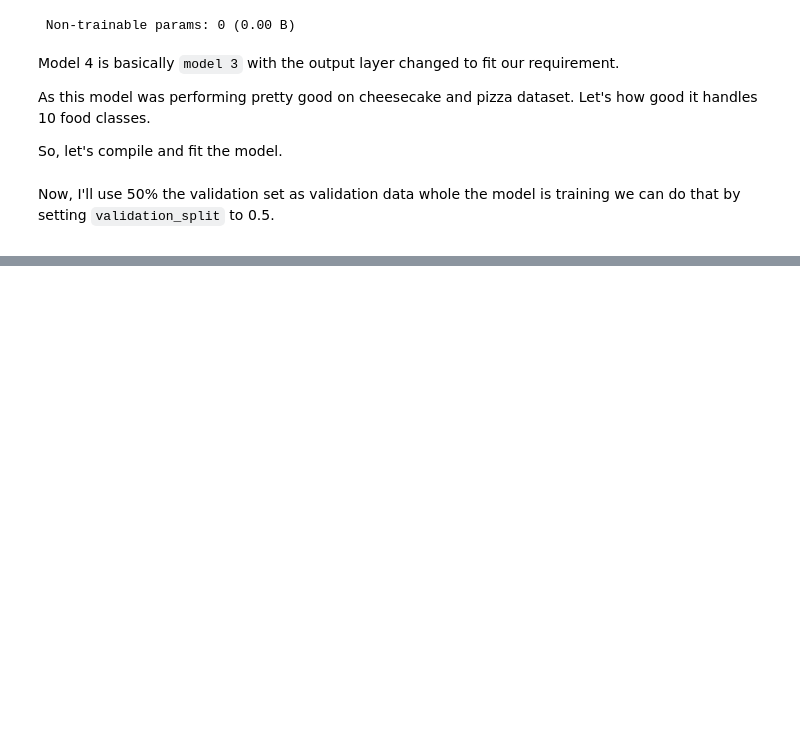
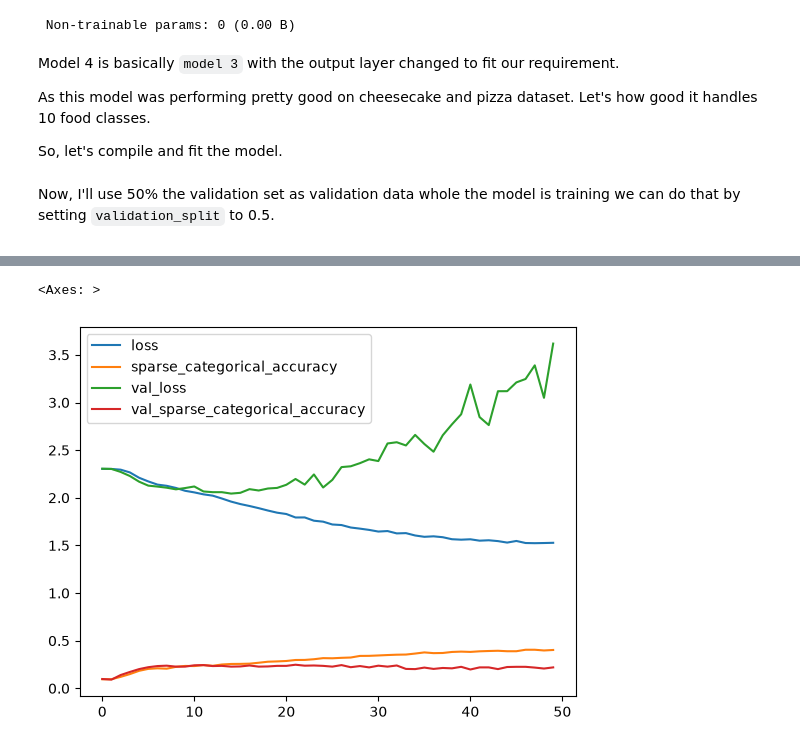
Before and after one commit to RishatTalukder/Deep_Learning_With_Tensorflow, a Jupyter notebook: 4_Convolutional_Neural_network/2_CNN_Multiclass.ipynb, the cells around one changed output, grey strips where cells are left out. Drawn from its saved outputs; the diff is of its cells as text; code cells hidden in the pictures; blank space fills up the shorter version.

```diff
--- a/4_Convolutional_Neural_network/2_CNN_Multiclass.ipynb
+++ b/4_Convolutional_Neural_network/2_CNN_Multiclass.ipynb
@@ -215,0 +220,9 @@ Epoch 50/50
+# %%
+import pandas as pd
+
+pd.DataFrame(
+    model4.history.history
+).plot()
+# %% [output]
+<Axes: >
+[figure, added]
```
Also changed, not shown: parts of 3 cells of this notebook.
